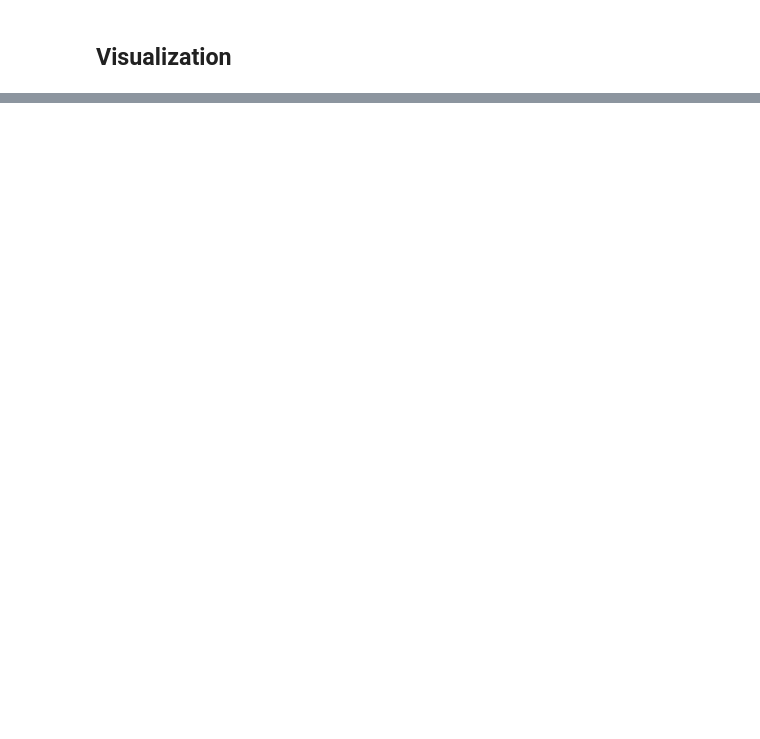
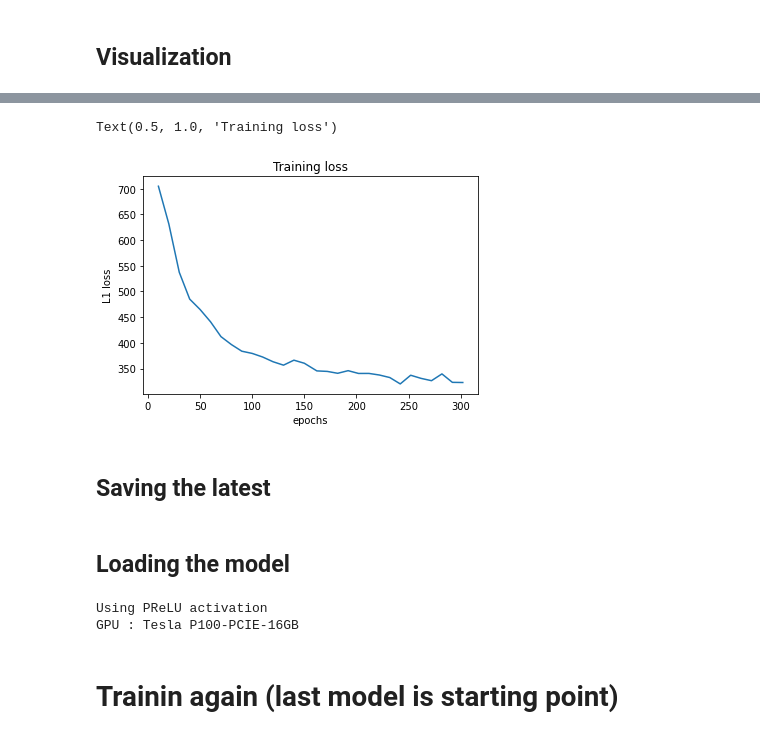
Before and after one commit to PascalPolygon/AffineCNN, a Jupyter notebook: translation_vector_estimation.ipynb, the cells around one changed output, grey strips where cells are left out. Cells and saved outputs as stored; diff of their text form; code cells hidden in the pictures; blank space fills up the shorter version.

```diff
--- a/translation_vector_estimation.ipynb
+++ b/translation_vector_estimation.ipynb
@@ -62,9 +96,15 @@ drive.mount('/content/drive')
 # %% [output]
 Mounted at /content/drive
 # %%
-PATH_TO_ORIGINAL_IMGS = '/content/drive/MyDrive/translation_vector_estimation_project/data/input/original'
-PATH_TO_TRANSLATED_IMGS = '/content/drive/MyDrive/translation_vector_estimation_project/data/input/translated'
-PATH_TO_LABELS = '/content/drive/MyDrive/translation_vector_estimation_project/data/labels'
+# PATH_TO_ORIGINAL_IMGS = '/content/drive/MyDrive/translation_vector_estimation_project/data/input/original'
+# PATH_TO_TRANSLATED_IMGS = '/content/drive/MyDrive/translation_vector_estimation_project/data/input/translated'
+# PATH_TO_LABELS = '/content/drive/MyDrive/translation_vector_estimation_project/data/labels'
+
+PATH_TO_ORIGINAL_IMGS = '/content/SMD_V3/SMD_V3_COMB/input/original'
+PATH_TO_TRANSLATED_IMGS = '/content/SMD_V3/SMD_V3_COMB/input/transformed'
+PATH_TO_LABELS = '/content/SMD_V3/SMD_V3_COMB/labels'
+
+PATH_TO_MODELS = '/content/drive/MyDrive/translation_vector_estimation_project/models'
 # %% [markdown]
 Create default dimensions for the images.
 # %%
@@ -648,5 +688,8 @@ for i in range(datasetSize):
 ## Generating dataset
 # %% [markdown]
 ## Dataset Loader
+# %%
+def linInterpol(x, x1 = -256.0, y1 = -10.0, x2 = 256.0, y2 = 10.0):
+  return y1+((y2-y1)/(x2-x1))*(x-x1)
 # %%
 class AffineDataset(Dataset):
@@ -697,0 +773,10 @@ trainloader = DataLoader(affine_dataset, batch_size=4,
+# %%
+affine_dataset = AffineDataset(PATH_TO_ORIGINAL_IMGS, PATH_TO_TRANSLATED_IMGS, PATH_TO_LABELS, transform=transform, norm_out=True)
+
+print(f'Dataset size: {len(affine_dataset)}')
+
+trainloader = DataLoader(affine_dataset, batch_size=batch_size,
+                        shuffle=True, num_workers=0)
+# dataiter = iter(trainloader)
+# images, images_t,  labels = dataiter.next()
+# print(labels)
@@ -846,0 +1028,15 @@ RuntimeError: ignored
+# %%
+net = AffineNet(activation='PReLU')
+# net = AffineNet()
+
+print('---------- Network initialized -------------')
+num_params = 0
+for param in net.parameters():
+  num_params += param.numel()
+print('[Network] Total number of parameters : %.3f M' % (num_params / 1e6))
+print('-----------------------------------------------')
+
+if torch.cuda.is_available():
+  print(f'GPU : {torch.cuda.get_device_name(0)}')
+  cuda0 = torch.device('cuda:0')
+  net.cuda()
@@ -846,0 +1149,10 @@ RuntimeError: ignored
+# %%
+plt.plot(iterations, losses)
+plt.xlabel('epochs')
+plt.ylabel('L1 loss')
+plt.title("Training loss")
+# %% [output]
+Text(0.5, 1.0, 'Training loss')
+[figure, added]
+# %% [markdown]
+## Saving the latest
@@ -846,0 +1162,15 @@ RuntimeError: ignored
+# %% [markdown]
+## Loading the model
+# %%
+PATH = os.path.join(PATH_TO_MODELS, f'affineNet3.0.pth')
+net = AffineNet(activation='PReLU')
+net.load_state_dict(torch.load(PATH))
+if torch.cuda.is_available():
+  print(f'GPU : {torch.cuda.get_device_name(0)}')
+  cuda0 = torch.device('cuda:0')
+  net.cuda()
+# %% [output]
+Using PReLU activation
+GPU : Tesla P100-PCIE-16GB
+# %% [markdown]
+# Trainin again (last model is starting point)
```
Also changed, not shown: parts of 87 cells of this notebook.
